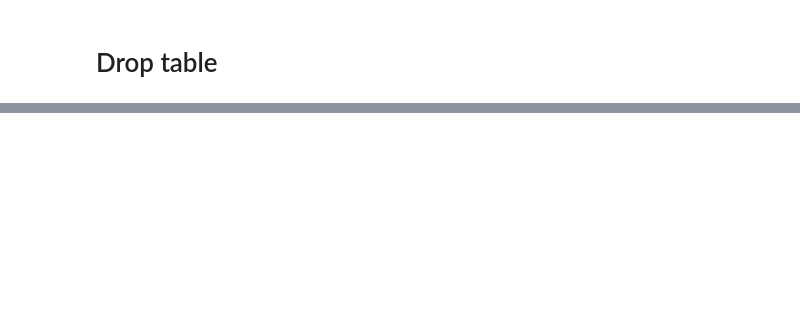
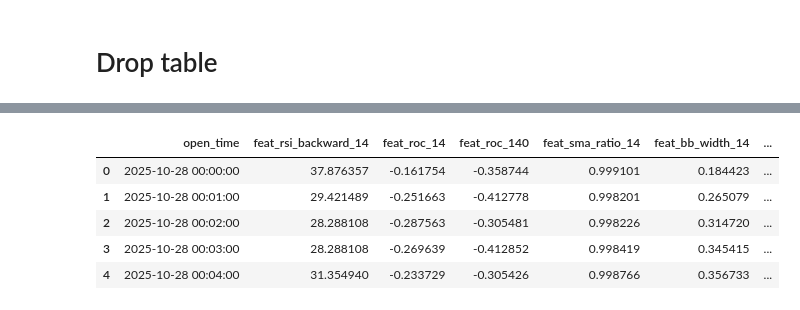
Before and after one commit to Nemesis14/chronoquant, a Jupyter notebook: db_test.ipynb, the cells around one changed output, grey strips where cells are left out. Saved outputs shown, nothing was run; the diff lists cells and outputs as text; code cells hidden in the pictures; blank space fills up the shorter version.

```diff
--- a/db_test.ipynb
+++ b/db_test.ipynb
@@ -65,0 +123,12 @@ conn.close()
+# %%
+conn = sqlite3.connect(DB_PATH)
+df   = pd.read_sql_query("SELECT * FROM bch_usdt_1m_logreg_base;", conn)
+conn.close()
+df.head(5)
+# %% [output]
+|  | open_time | feat_rsi_backward_14 | feat_roc_14 | feat_roc_140 | feat_sma_ratio_14 | feat_bb_width_14 | ... |
+| 0 | 2025-10-28 00:00:00 | 37.876357 | -0.161754 | -0.358744 | 0.999101 | 0.184423 | ... |
+| 1 | 2025-10-28 00:01:00 | 29.421489 | -0.251663 | -0.412778 | 0.998201 | 0.265079 | ... |
+| 2 | 2025-10-28 00:02:00 | 28.288108 | -0.287563 | -0.305481 | 0.998226 | 0.314720 | ... |
+| 3 | 2025-10-28 00:03:00 | 28.288108 | -0.269639 | -0.412852 | 0.998419 | 0.345415 | ... |
+| 4 | 2025-10-28 00:04:00 | 31.354940 | -0.233729 | -0.305426 | 0.998766 | 0.356733 | ... |
```
Also changed, not shown: parts of 9 cells of this notebook, 6 other files.
